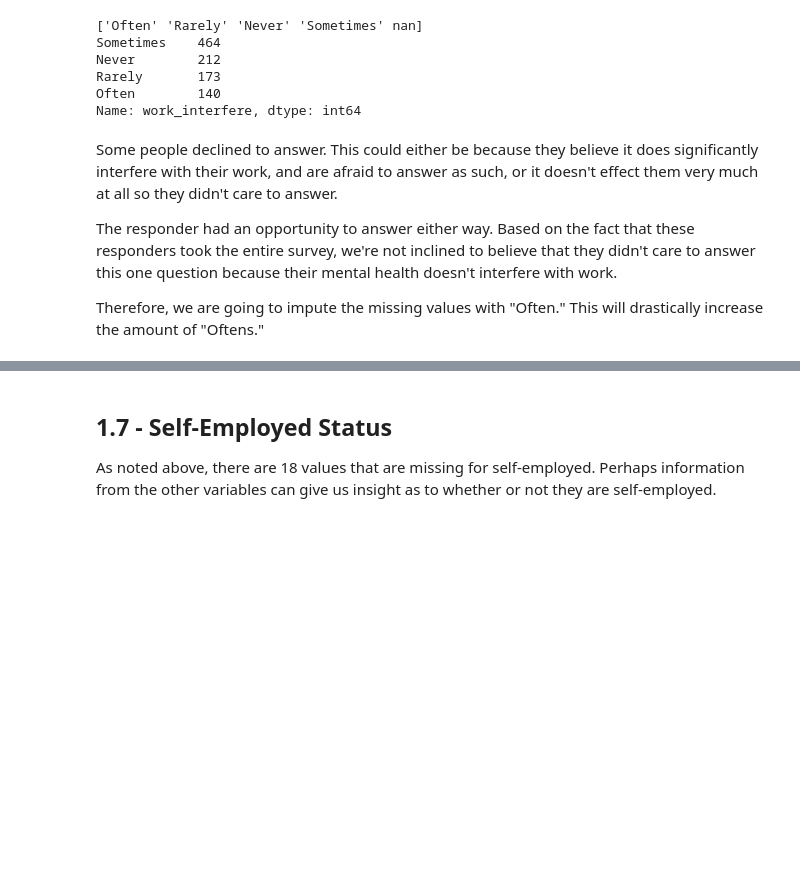
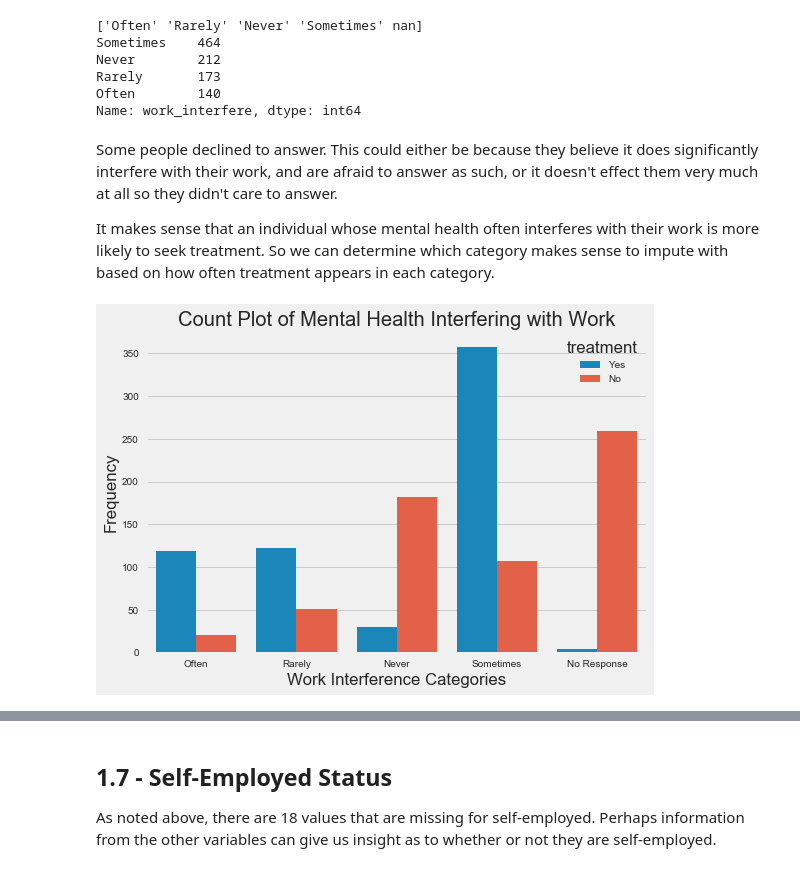
Before and after one commit to Carl-Lejerskar/Stats131Project, a Jupyter notebook: Final Project Notebook.ipynb, the cells around one changed output, grey strips where cells are left out. Saved outputs shown, nothing was run; the diff lists cells and outputs as text; code cells hidden in the pictures; blank space fills up the shorter version.

```diff
--- a/Final Project Notebook.ipynb
+++ b/Final Project Notebook.ipynb
@@ -201,6 +213,14 @@ Name: work_interfere, dtype: int64
 # %% [markdown]
 Some people declined to answer. This could either be because they believe it does significantly interfere with their work, and are afraid to answer as such, or it doesn't effect them very much at all so they didn't care to answer.
 
-The responder had an opportunity to answer either way. Based on the fact that these responders took the entire survey, we're not inclined to believe that they didn't care to answer this one question because their mental health doesn't interfere with work.
-
-Therefore, we are going to impute the missing values with "Often." This will drastically increase the amount of "Oftens."
+It makes sense that an individual whose mental health often interferes with their work is more likely to seek treatment. So we can determine which category makes sense to impute with based on how often treatment appears in each category.
+# %%
+df.loc[df.work_interfere.isnull(), 'work_interfere'] = 'No Response'
+style.use('fivethirtyeight')
+sns.countplot(x=df.work_interfere, hue = df.treatment)
+plt.title('Count Plot of Mental Health Interfering with Work')
+plt.ylabel('Frequency')
+plt.xlabel('Work Interference Categories')
+plt.show()
+# %% [output]
+[figure, added]
```
Also changed, not shown: parts of 48 cells of this notebook.
